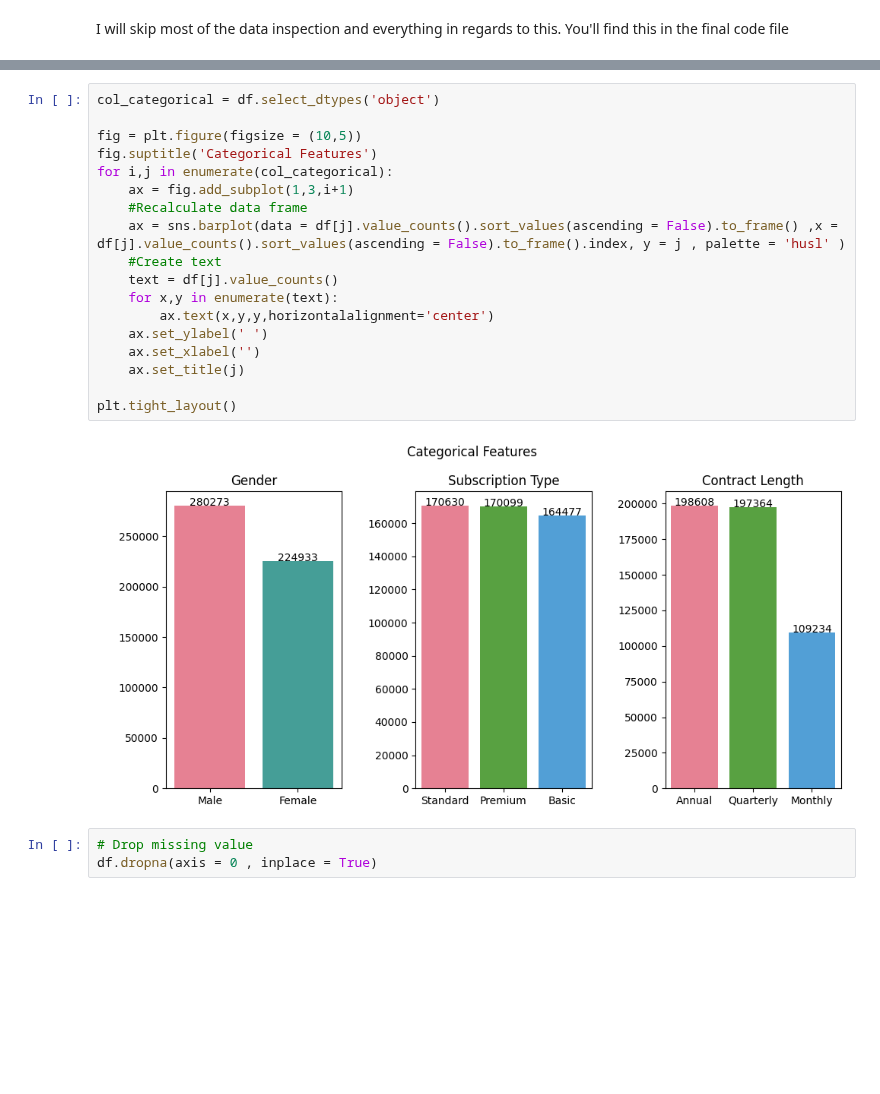
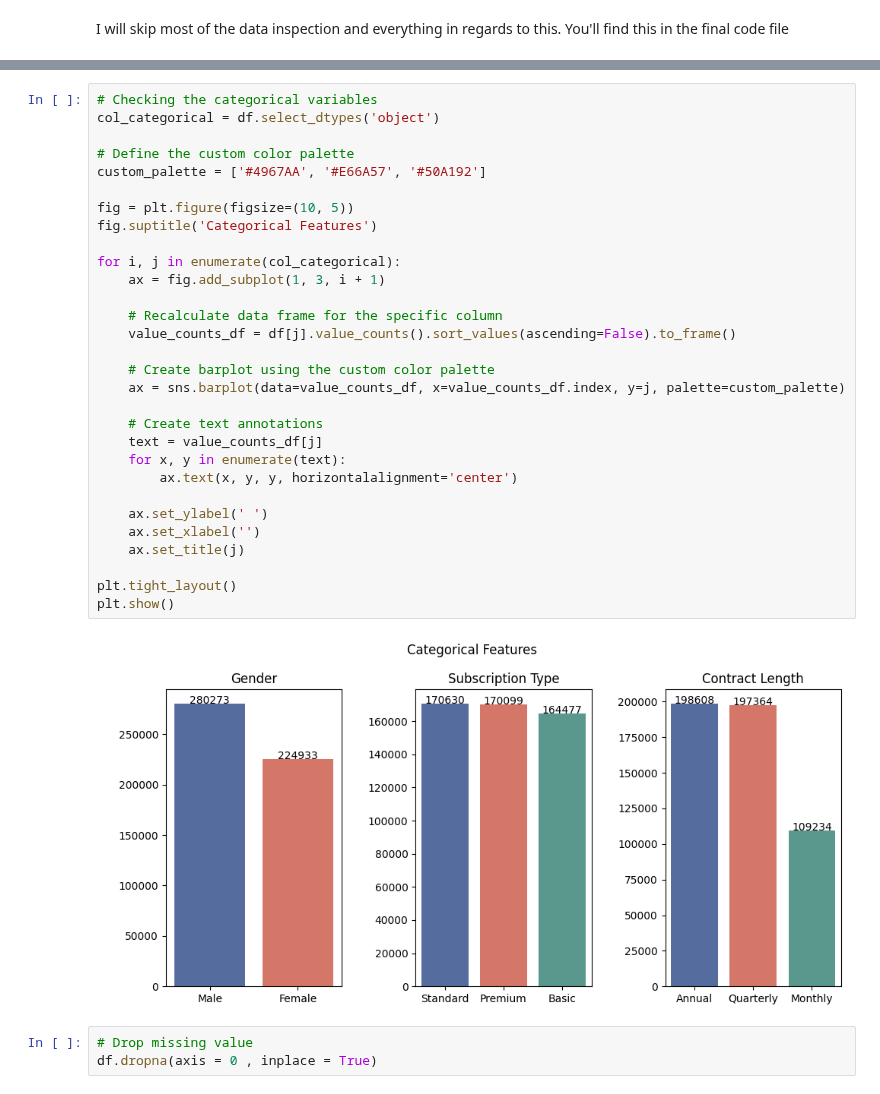
Before and after one commit to Johannes3001/AppliedML_Assign.01, a Jupyter notebook: Fredrik_Codes.ipynb, the cells around one changed output, grey strips where cells are left out. Saved outputs shown, nothing was run; the diff lists cells and outputs as text; blank space fills up the shorter version.

```diff
--- a/Fredrik_Codes.ipynb
+++ b/Fredrik_Codes.ipynb
@@ -86,23 +63,35 @@ plt.tight_layout()
 # %%
+# Checking the categorical variables
 col_categorical = df.select_dtypes('object')
 
-fig = plt.figure(figsize = (10,5))
+# Define the custom color palette
+custom_palette = ['#4967AA', '#E66A57', '#50A192']
+
+fig = plt.figure(figsize=(10, 5))
 fig.suptitle('Categorical Features')
-for i,j in enumerate(col_categorical):
-    ax = fig.add_subplot(1,3,i+1)
-    #Recalculate data frame
-    ax = sns.barplot(data = df[j].value_counts().sort_values(ascending = False).to_frame() ,x = df[j].value_counts().sort_values(ascending = False).to_frame().index, y = j , palette = 'husl' )
-    #Create text
-    text = df[j].value_counts()
-    for x,y in enumerate(text):
-        ax.text(x,y,y,horizontalalignment='center')
+
+for i, j in enumerate(col_categorical):
+    ax = fig.add_subplot(1, 3, i + 1)
+
+    # Recalculate data frame for the specific column
+    value_counts_df = df[j].value_counts().sort_values(ascending=False).to_frame()
+
+    # Create barplot using the custom color palette
+    ax = sns.barplot(data=value_counts_df, x=value_counts_df.index, y=j, palette=custom_palette)
+
+    # Create text annotations
+    text = value_counts_df[j]
+    for x, y in enumerate(text):
+        ax.text(x, y, y, horizontalalignment='center')
+
     ax.set_ylabel(' ')
     ax.set_xlabel('')
     ax.set_title(j)
 
 plt.tight_layout()
+plt.show()
 # %% [output]
-[figure, old version]
+[figure, new version]
 # %%
 # Drop missing value
 df.dropna(axis = 0 , inplace = True)
```
Also changed, not shown: parts of 6 cells of this notebook, 1 other file.
